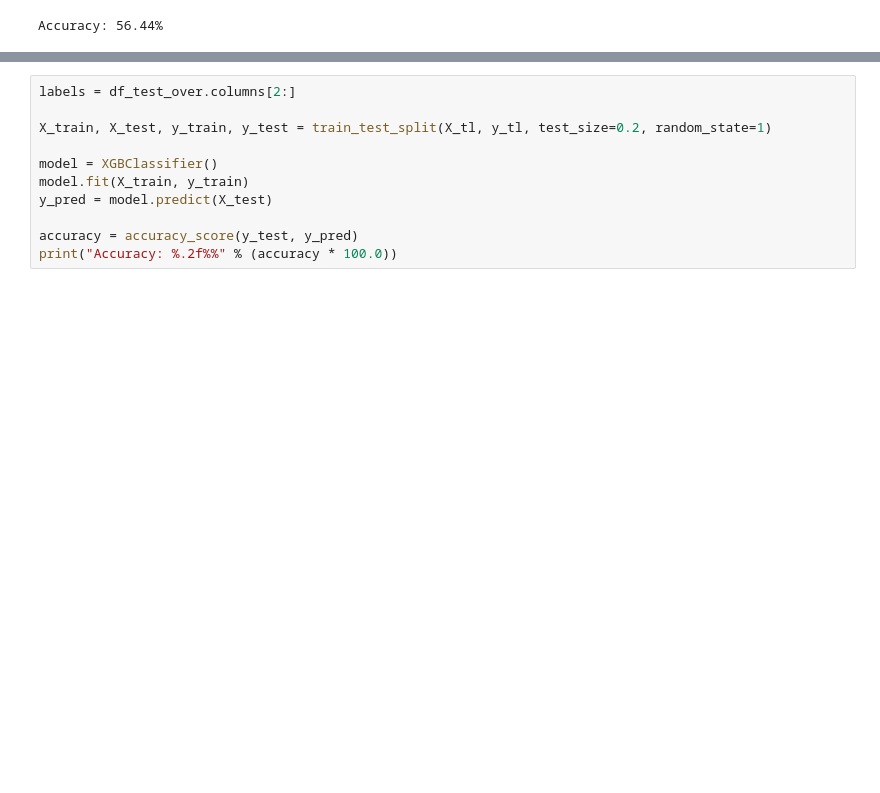
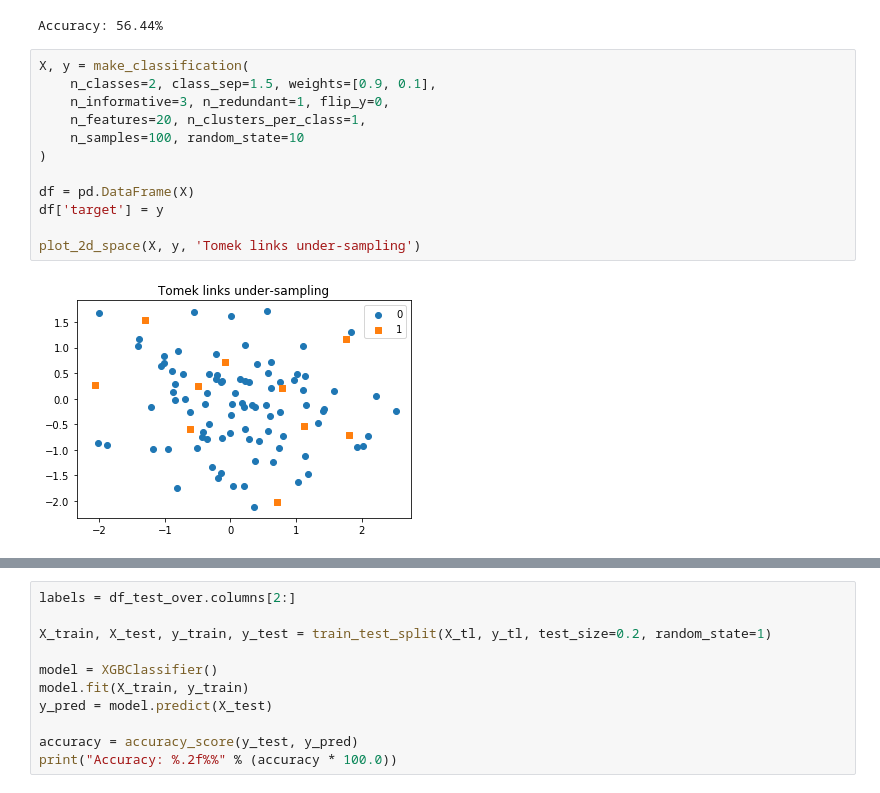
Before and after one commit to arthurvaz05/Python.Script, a Jupyter notebook: desbalanceamento.ipynb, the cells around one changed output, grey strips where cells are left out. Cells and saved outputs as stored; diff of their text form; blank space fills up the shorter version.

```diff
--- a/desbalanceamento.ipynb
+++ b/desbalanceamento.ipynb
@@ -290,4 +271,18 @@ accuracy = accuracy_score(y_test, y_pred)
 print("Accuracy: %.2f%%" % (accuracy * 100.0))
 # %% [output]
 Accuracy: 56.44%
+# %%
+X, y = make_classification(
+    n_classes=2, class_sep=1.5, weights=[0.9, 0.1],
+    n_informative=3, n_redundant=1, flip_y=0,
+    n_features=20, n_clusters_per_class=1,
+    n_samples=100, random_state=10
+)
+
+df = pd.DataFrame(X)
+df['target'] = y
+
+plot_2d_space(X, y, 'Tomek links under-sampling')
+# %% [output]
+[figure, added]
 # %%
```
Also changed, not shown: parts of 31 cells of this notebook.
